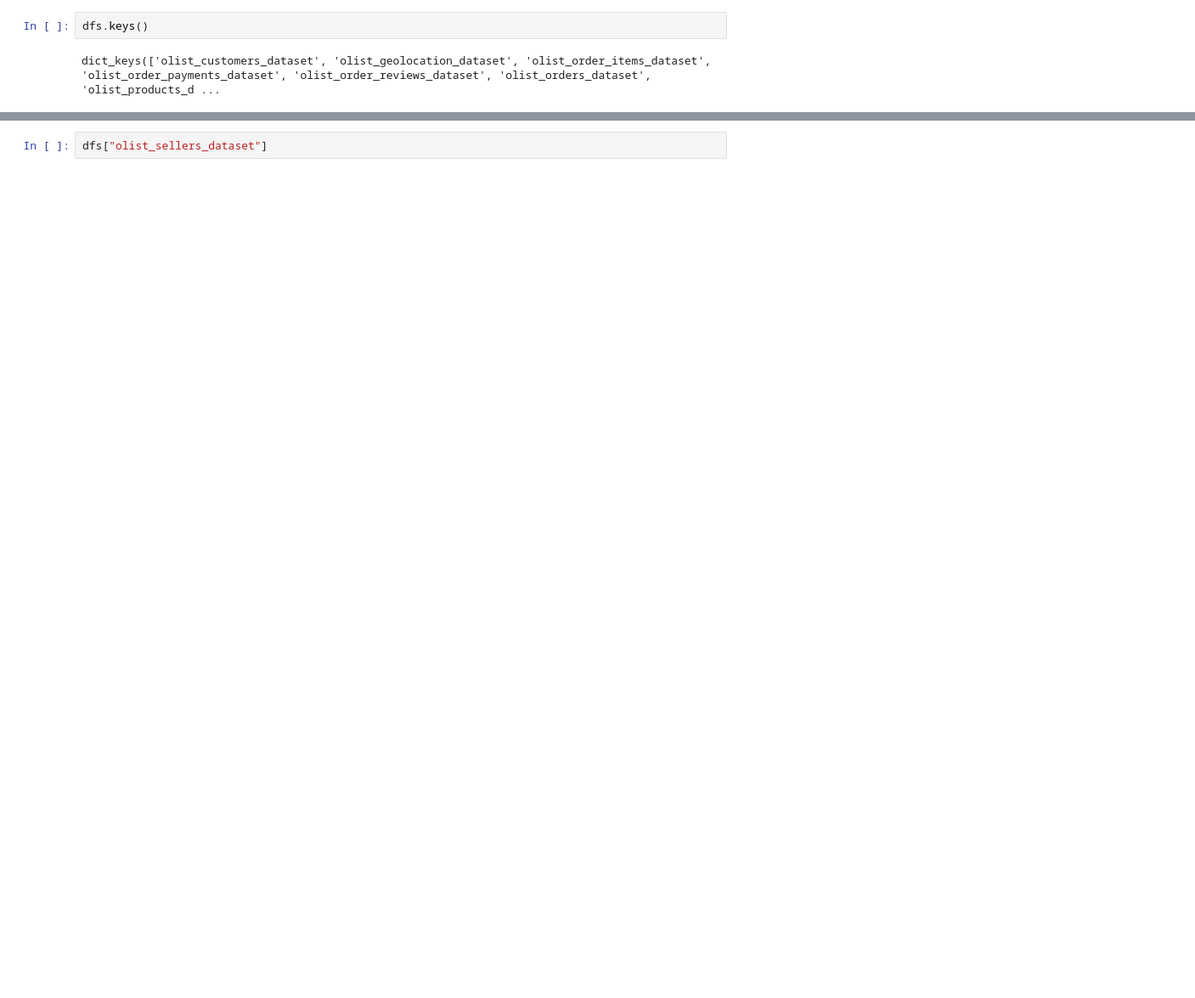
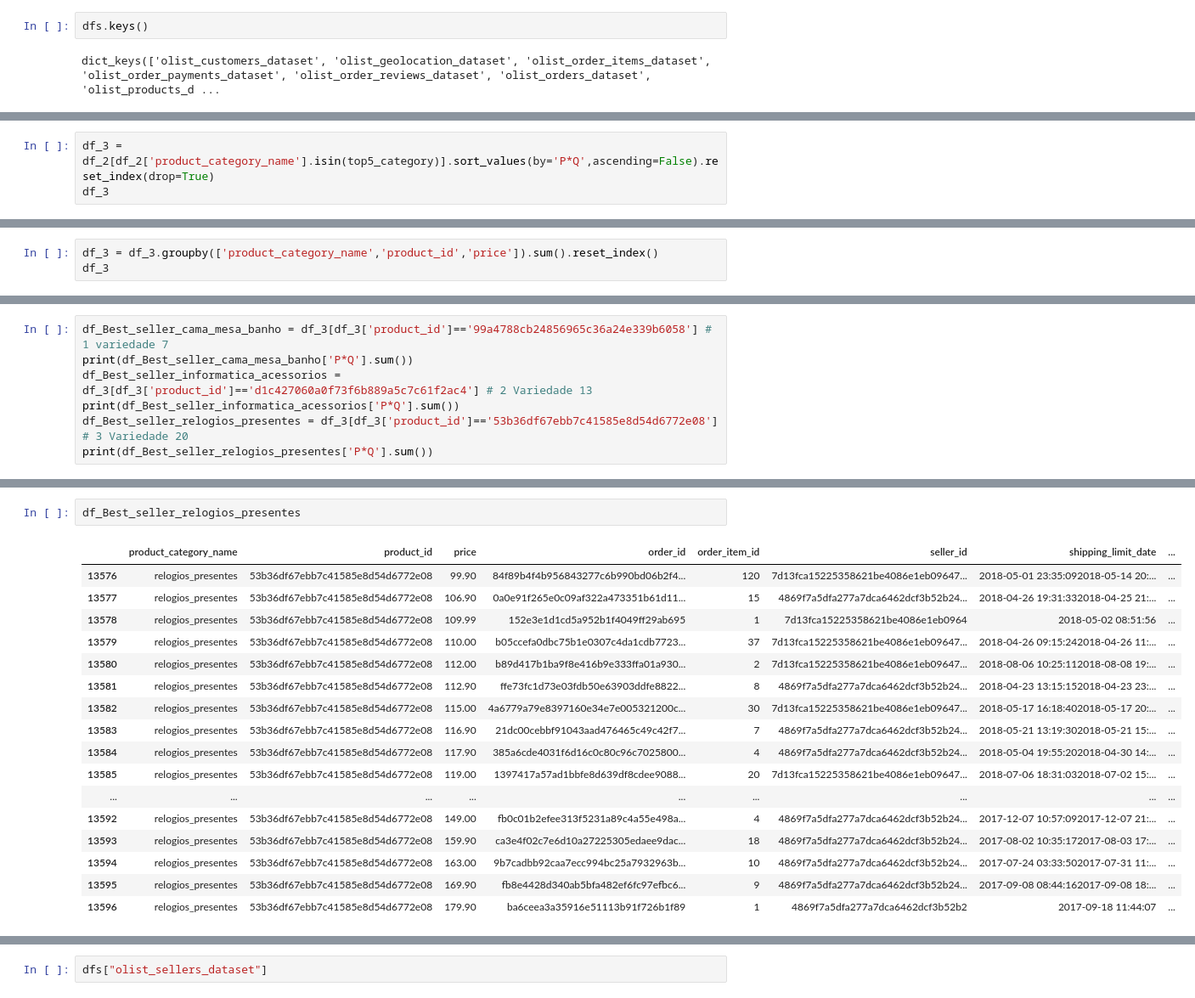
Before and after one commit to eric-arita/E-commerce-Analysis-Olist, a Jupyter notebook: Analise.ipynb, the cells around one changed output, grey strips where cells are left out. Shown at 85% size. Cells and saved outputs as stored; diff of their text form; blank space fills up the shorter version.

```diff
--- a/Analise.ipynb
+++ b/Analise.ipynb
@@ -81,0 +164,3 @@ dfs["olist_order_items_dataset"]
+# %%
+df_3 = df_2[df_2['product_category_name'].isin(top5_category)].sort_values(by='P*Q',ascending=False).reset_index(drop=True)
+df_3
@@ -81,0 +201,3 @@ dfs["olist_order_items_dataset"]
+# %%
+df_3 = df_3.groupby(['product_category_name','product_id','price']).sum().reset_index()
+df_3
@@ -81,0 +218,7 @@ dfs["olist_order_items_dataset"]
+# %%
+df_Best_seller_cama_mesa_banho = df_3[df_3['product_id']=='99a4788cb24856965c36a24e339b6058'] # 1 variedade 7
+print(df_Best_seller_cama_mesa_banho['P*Q'].sum())
+df_Best_seller_informatica_acessorios = df_3[df_3['product_id']=='d1c427060a0f73f6b889a5c7c61f2ac4'] # 2 Variedade 13
+print(df_Best_seller_informatica_acessorios['P*Q'].sum())
+df_Best_seller_relogios_presentes = df_3[df_3['product_id']=='53b36df67ebb7c41585e8d54d6772e08'] # 3 Variedade 20
+print(df_Best_seller_relogios_presentes['P*Q'].sum())
@@ -81,0 +257,20 @@ dfs["olist_order_items_dataset"]
+# %%
+df_Best_seller_relogios_presentes
+# %% [output]
+|  | product_category_name | product_id | price | order_id | order_item_id | seller_id | shipping_limit_date | ... |
+| 13576 | relogios_presentes | 53b36df67ebb7c41585e8d54d6772e08 | 99.90 | 84f89b4f4b956843277c6b990bd06b2f4... | 120 | 7d13fca15225358621be4086e1eb09647... | 2018-05-01 23:35:092018-05-14 20:... | ... |
+| 13577 | relogios_presentes | 53b36df67ebb7c41585e8d54d6772e08 | 106.90 | 0a0e91f265e0c09af322a473351b61d11... | 15 | 4869f7a5dfa277a7dca6462dcf3b52b24... | 2018-04-26 19:31:332018-04-25 21:... | ... |
+| 13578 | relogios_presentes | 53b36df67ebb7c41585e8d54d6772e08 | 109.99 | 152e3e1d1cd5a952b1f4049ff29ab695 | 1 | 7d13fca15225358621be4086e1eb0964 | 2018-05-02 08:51:56 | ... |
+| 13579 | relogios_presentes | 53b36df67ebb7c41585e8d54d6772e08 | 110.00 | b05ccefa0dbc75b1e0307c4da1cdb7723... | 37 | 7d13fca15225358621be4086e1eb09647... | 2018-04-26 09:15:242018-04-26 11:... | ... |
+| 13580 | relogios_presentes | 53b36df67ebb7c41585e8d54d6772e08 | 112.00 | b89d417b1ba9f8e416b9e333ffa01a930... | 2 | 7d13fca15225358621be4086e1eb09647... | 2018-08-06 10:25:112018-08-08 19:... | ... |
+| 13581 | relogios_presentes | 53b36df67ebb7c41585e8d54d6772e08 | 112.90 | ffe73fc1d73e03fdb50e63903ddfe8822... | 8 | 4869f7a5dfa277a7dca6462dcf3b52b24... | 2018-04-23 13:15:152018-04-23 23:... | ... |
+| 13582 | relogios_presentes | 53b36df67ebb7c41585e8d54d6772e08 | 115.00 | 4a6779a79e8397160e34e7e005321200c... | 30 | 7d13fca15225358621be4086e1eb09647... | 2018-05-17 16:18:402018-05-17 20:... | ... |
+| 13583 | relogios_presentes | 53b36df67ebb7c41585e8d54d6772e08 | 116.90 | 21dc00cebbf91043aad476465c49c42f7... | 7 | 4869f7a5dfa277a7dca6462dcf3b52b24... | 2018-05-21 13:19:302018-05-21 15:... | ... |
+| 13584 | relogios_presentes | 53b36df67ebb7c41585e8d54d6772e08 | 117.90 | 385a6cde4031f6d16c0c80c96c7025800... | 4 | 4869f7a5dfa277a7dca6462dcf3b52b24... | 2018-05-04 19:55:202018-04-30 14:... | ... |
+| 13585 | relogios_presentes | 53b36df67ebb7c41585e8d54d6772e08 | 119.00 | 1397417a57ad1bbfe8d639df8cdee9088... | 20 | 7d13fca15225358621be4086e1eb09647... | 2018-07-06 18:31:032018-07-02 15:... | ... |
+| ... | ... | ... | ... | ... | ... | ... | ... | ... |
+| 13592 | relogios_presentes | 53b36df67ebb7c41585e8d54d6772e08 | 149.00 | fb0c01b2efee313f5231a89c4a55e498a... | 4 | 4869f7a5dfa277a7dca6462dcf3b52b24... | 2017-12-07 10:57:092017-12-07 21:... | ... |
+| 13593 | relogios_presentes | 53b36df67ebb7c41585e8d54d6772e08 | 159.90 | ca3e4f02c7e6d10a27225305edaee9dac... | 18 | 4869f7a5dfa277a7dca6462dcf3b52b24... | 2017-08-02 10:35:172017-08-03 17:... | ... |
+| 13594 | relogios_presentes | 53b36df67ebb7c41585e8d54d6772e08 | 163.00 | 9b7cadbb92caa7ecc994bc25a7932963b... | 10 | 4869f7a5dfa277a7dca6462dcf3b52b24... | 2017-07-24 03:33:502017-07-31 11:... | ... |
+| 13595 | relogios_presentes | 53b36df67ebb7c41585e8d54d6772e08 | 169.90 | fb8e4428d340ab5bfa482ef6fc97efbc6... | 9 | 4869f7a5dfa277a7dca6462dcf3b52b24... | 2017-09-08 08:44:162017-09-08 18:... | ... |
+| 13596 | relogios_presentes | 53b36df67ebb7c41585e8d54d6772e08 | 179.90 | ba6ceea3a35916e51113b91f726b1f89 | 1 | 4869f7a5dfa277a7dca6462dcf3b52b2 | 2017-09-18 11:44:07 | ... |
```
Also changed, not shown: parts of 38 cells of this notebook, 9 other files.
